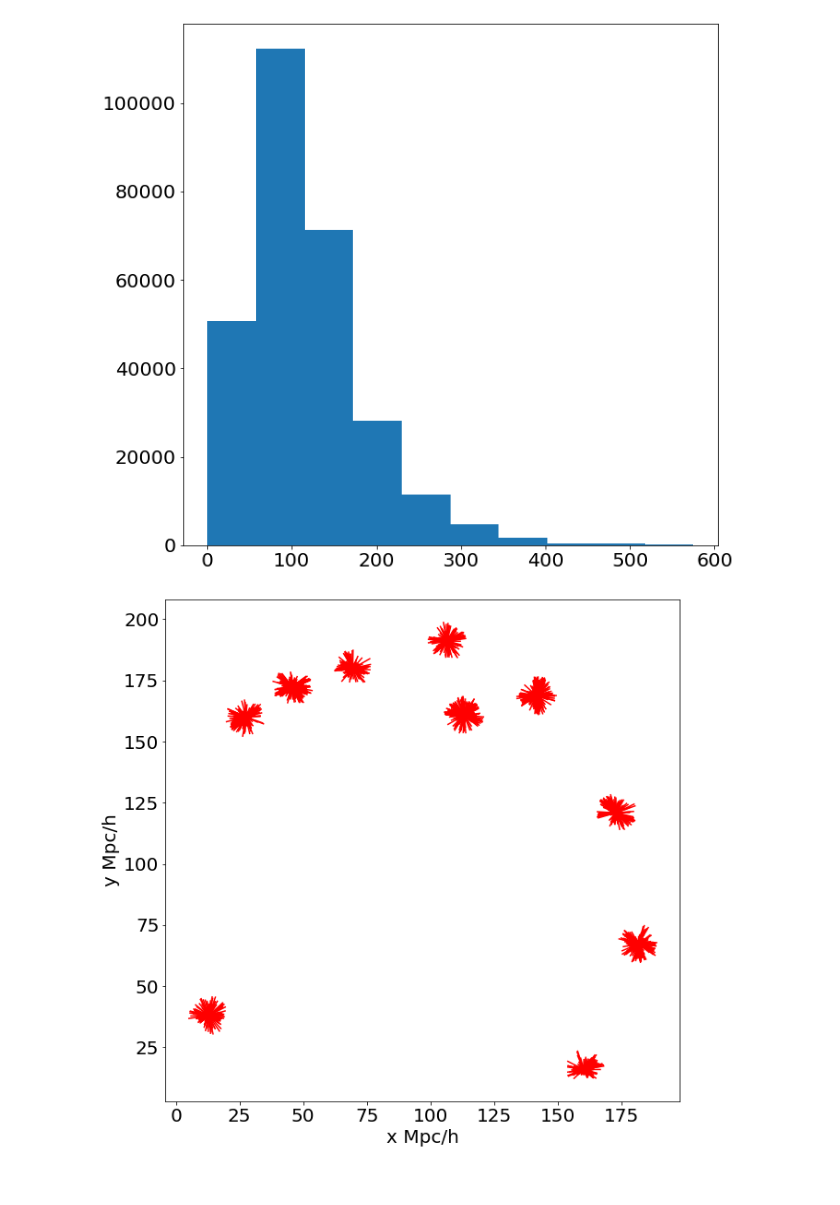
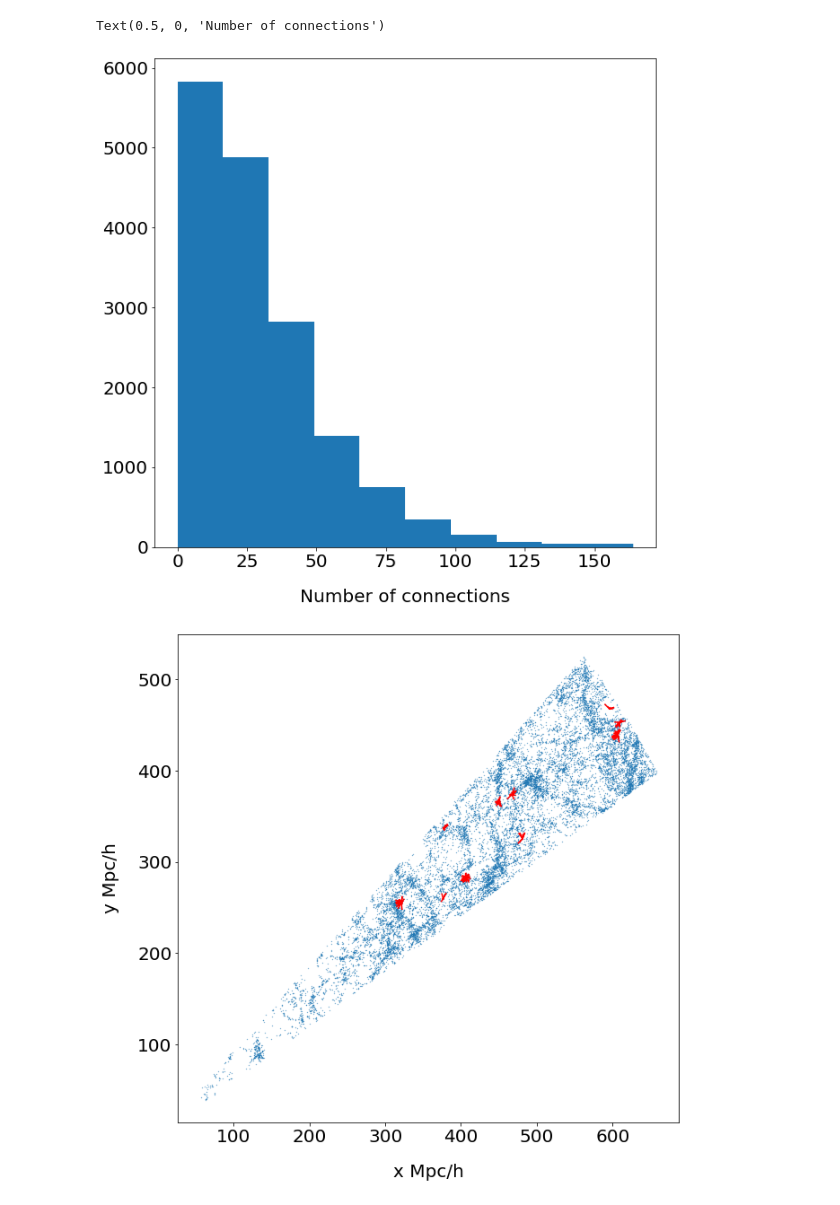
Before and after one commit to jsuarez314/graph_predictions, a Jupyter notebook: graph_dataset_GAMA.ipynb, the cells around one changed output. Drawn from its saved outputs; the diff is of its cells as text; code cells hidden in the pictures.

Commit message:
classification test with gama

```diff
--- a/graph_dataset_GAMA.ipynb
+++ b/graph_dataset_GAMA.ipynb
@@ -24,5 +24,9 @@ pl.rcParams.update(params)
 # %%
-data = np.loadtxt("../../data/TracingTheCosmicWeb_PublicData/fof_catalog_200Mpc512.txt", skiprows=3)
+data = Table.read('../../data/gama_gold_ddp.fits')
 N_real = len(data)
-pos = data[:N_real,[1,2,3]]
+
+rot_xyz_labels = ['ROTCARTESIAN_X','ROTCARTESIAN_Y','ROTCARTESIAN_Z']
+pos = data[rot_xyz_labels].to_pandas()
+pos = np.array(pos)
+
 idx = np.arange(0,N_real)
@@ -28,0 +43,4 @@ idx = np.arange(0,N_real)
+# %%
+G15 = np.array(data['FIELD'], dtype=str)
+ii_G15 = G15 == 'G15'
+ii_G15
@@ -28,0 +49,5 @@ idx = np.arange(0,N_real)
+# %%
+DDP = np.array(data['DDP'])
+ii_DDP1 = DDP[:,0] == 1
+df_pos_DDP1 = pos[ii_DDP1 & ii_G15]
+pos = pos[ii_DDP1 & ii_G15]
@@ -39,18 +74,20 @@ indexes_tcw = kd_tree_tcw.query_ball_tree(kd_tree_tcw, r=8)
 kdtree_tcw = np.array([ np.array([np.array(i), len(i)], dtype=object)  for i in indexes_tcw])
 # %%
 _ = pl.hist(kdtree_tcw[:,1]-1)
+pl.xlabel('Number of connections')
 # %% [output]
+Text(0.5, 0, 'Number of connections')
-[figure, old version]
+[figure, new version]
 # %%
+pl.scatter(pos[:,0], pos[:,1], s= 0.1, alpha=0.8)
 for i in range(len(indexes_tcw[:10])):
     for j in indexes_tcw[i]:
         pl.plot([pos[i,0], pos[j,0]],[pos[i,1], pos[j,1]], "-r")
-
 pl.ylabel('y Mpc/h')
 pl.xlabel('x Mpc/h')
 pl.show()
 # %% [output]
-[figure, old version]
+[figure, new version]
 # %%
 fig = pl.figure()
 ax = fig.add_subplot(projection='3d')
```
Also changed, not shown: parts of 12 cells of this notebook, 1 other file.
